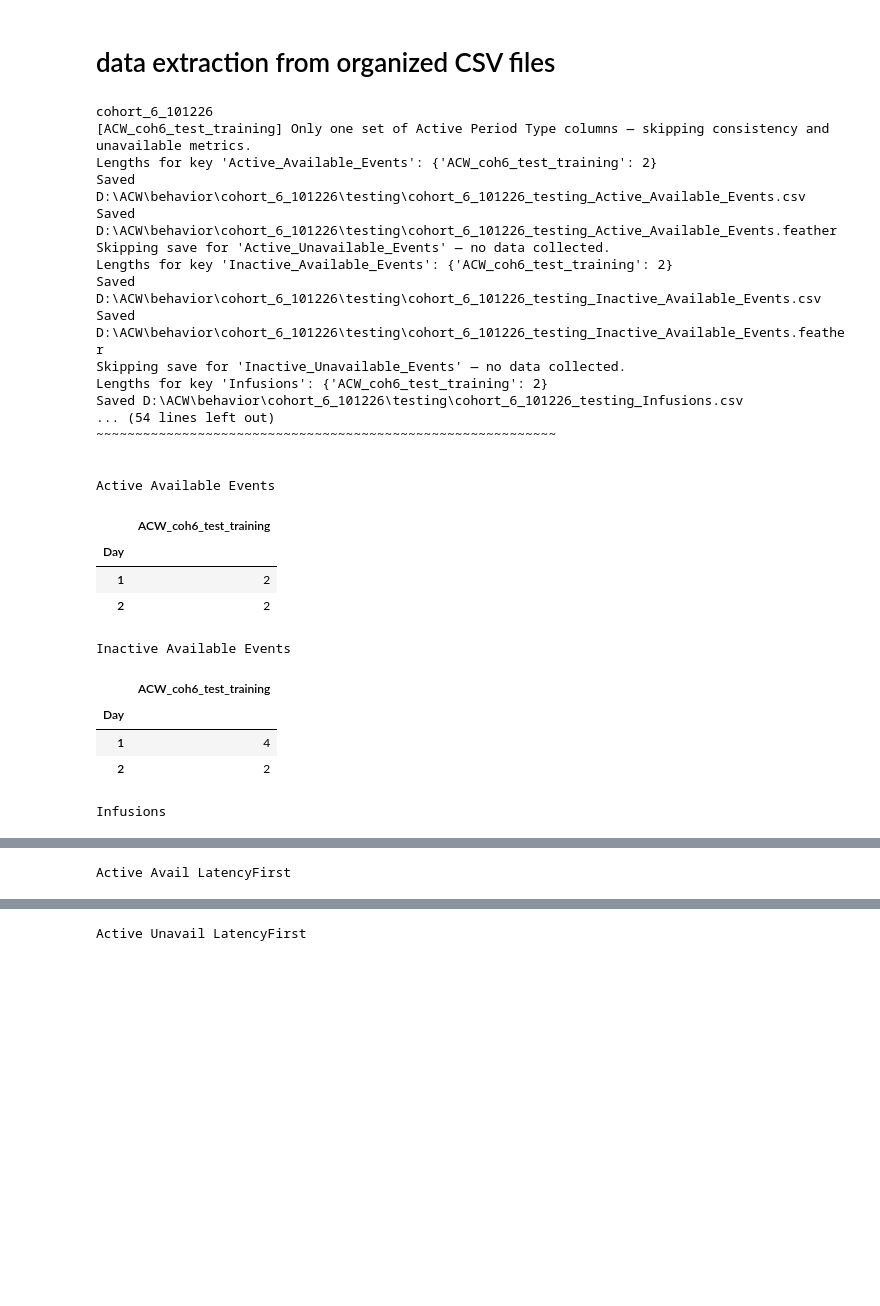
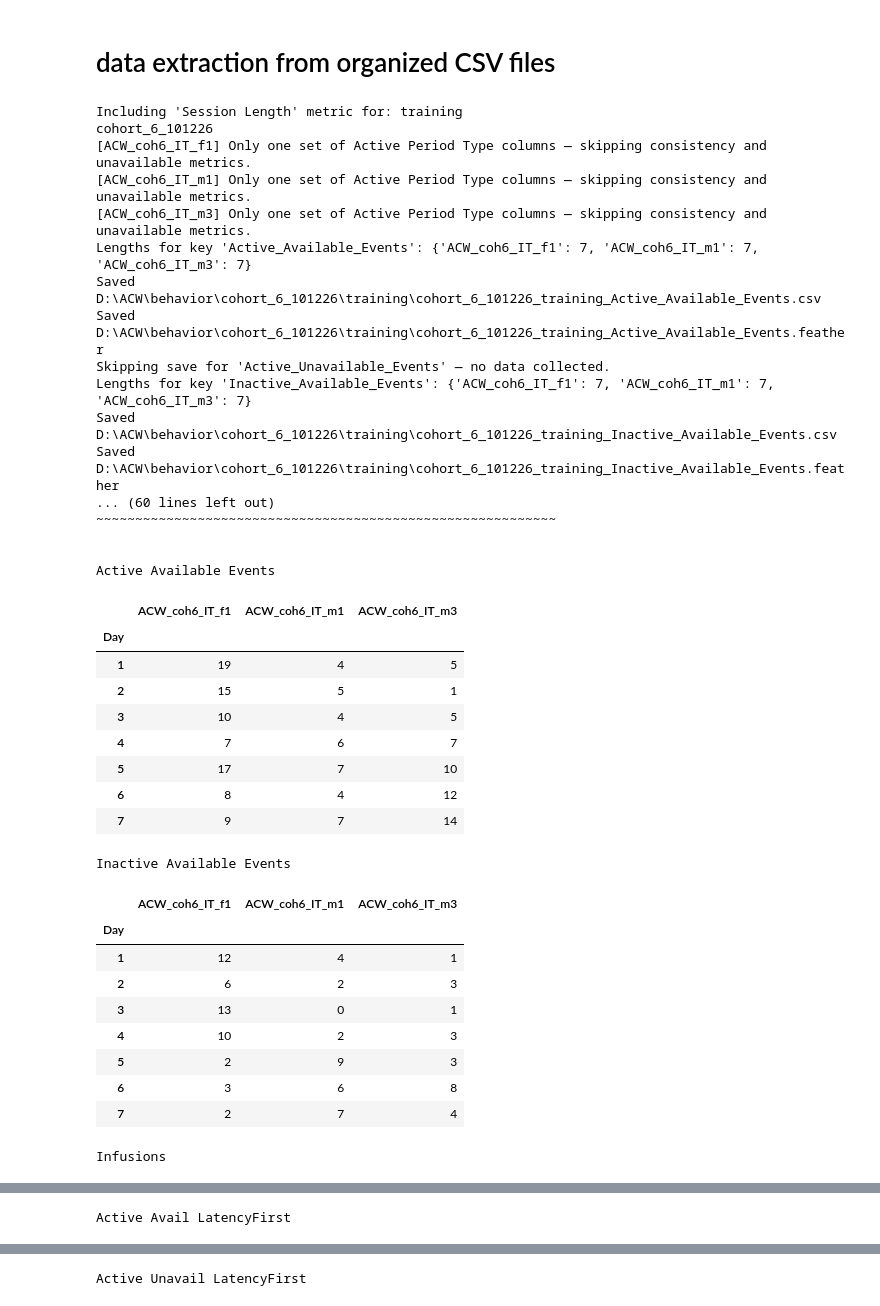
Before and after one commit to acwhitebirch/Whitebirch_python, a Jupyter notebook: SA_analysis_ACW.ipynb, the cells around one changed output, grey strips where cells are left out. Cells and saved outputs as stored; diff of their text form; code cells hidden in the pictures; blank space fills up the shorter version.

```diff
--- a/SA_analysis_ACW.ipynb
+++ b/SA_analysis_ACW.ipynb
@@ -2438,7 +2456,7 @@ def extract_event_metrics(base_folder, bin_mode='last', final_n_days=3, specific
 
 
 dfs = extract_event_metrics(
-    base_folder=r"D:\ACW\behavior\cohort_6_101226\testing",
+    base_folder=r"D:\ACW\behavior\cohort_6_101226\training",
     bin_mode='average',   # 'average', 'day', or  'last' depending on the objective for the endpoint bin data. First day is collected regardless.
     final_n_days=3,       # used only if bin_mode is 'average'
     specific_day=6        # used only if bin mode is 'day'
@@ -2483,51 +2501,61 @@ for key in [
     'Inactive_Unavail_AvgEventTime'
 ]:
     if key in dfs:
         print(f"\n{key.replace('_', ' ')}\n")
         display(dfs[key])
 
 
 for key, df in dfs.items():
     if 'Bin' in key:  # or more specific: if 'Bins' in key or 'bin' in key.lower()
         print(f"\n--- {key} ---")
         display(df)
 
 for key in [
     'Active_Avail_Bursts', 'Active_Avail_EventsInBurst', 'Active_Avail_BurstDuration',
     'Inactive_Avail_Bursts', 'Inactive_Avail_EventsInBurst', 'Inactive_Avail_BurstDuration',
     'Active_Unavail_Bursts', 'Active_Unavail_EventsInBurst', 'Active_Unavail_BurstDuration',
     'Inactive_Unavail_Bursts', 'Inactive_Unavail_EventsInBurst', 'Inactive_Unavail_BurstDuration'
     ]:
     if key in dfs:
         print(f"\n{key.replace('_', ' ')}\n")
         display(dfs[key])
 
 #################################################################################
 # %% [output]
+Including 'Session Length' metric for: training
 cohort_6_101226
-[ACW_coh6_test_training] Only one set of Active Period Type columns — skipping consistency and unavailable metrics.
-Lengths for key 'Active_Available_Events': {'ACW_coh6_test_training': 2}
-Saved D:\ACW\behavior\cohort_6_101226\testing\cohort_6_101226_testing_Active_Available_Events.csv
-Saved D:\ACW\behavior\cohort_6_101226\testing\cohort_6_101226_testing_Active_Available_Events.feather
+[ACW_coh6_IT_f1] Only one set of Active Period Type columns — skipping consistency and unavailable metrics.
+[ACW_coh6_IT_m1] Only one set of Active Period Type columns — skipping consistency and unavailable metrics.
+[ACW_coh6_IT_m3] Only one set of Active Period Type columns — skipping consistency and unavailable metrics.
+Lengths for key 'Active_Available_Events': {'ACW_coh6_IT_f1': 7, 'ACW_coh6_IT_m1': 7, 'ACW_coh6_IT_m3': 7}
+Saved D:\ACW\behavior\cohort_6_101226\training\cohort_6_101226_training_Active_Available_Events.csv
+Saved D:\ACW\behavior\cohort_6_101226\training\cohort_6_101226_training_Active_Available_Events.feather
 Skipping save for 'Active_Unavailable_Events' — no data collected.
-Lengths for key 'Inactive_Available_Events': {'ACW_coh6_test_training': 2}
-Saved D:\ACW\behavior\cohort_6_101226\testing\cohort_6_101226_testing_Inactive_Available_Events.csv
-Saved D:\ACW\behavior\cohort_6_101226\testing\cohort_6_101226_testing_Inactive_Available_Events.feather
-Skipping save for 'Inactive_Unavailable_Events' — no data collected.
-Lengths for key 'Infusions': {'ACW_coh6_test_training': 2}
-Saved D:\ACW\behavior\cohort_6_101226\testing\cohort_6_101226_testing_Infusions.csv
-... (54 lines left out)
+Lengths for key 'Inactive_Available_Events': {'ACW_coh6_IT_f1': 7, 'ACW_coh6_IT_m1': 7, 'ACW_coh6_IT_m3': 7}
+Saved D:\ACW\behavior\cohort_6_101226\training\cohort_6_101226_training_Inactive_Available_Events.csv
+Saved D:\ACW\behavior\cohort_6_101226\training\cohort_6_101226_training_Inactive_Available_Events.feather
+... (60 lines left out)
 ~~~~~~~~~~~~~~~~~~~~~~~~~~~~~~~~~~~~~~~~~~~~~~~~~~~~~~~~~~~
 
 
 Active Available Events
-|  | ACW_coh6_test_training |
-| Day |  |
-| 1 | 2 |
-| 2 | 2 |
+|  | ACW_coh6_IT_f1 | ACW_coh6_IT_m1 | ACW_coh6_IT_m3 |
+| Day |  |  |  |
+| 1 | 19 | 4 | 5 |
+| 2 | 15 | 5 | 1 |
+| 3 | 10 | 4 | 5 |
+| 4 | 7 | 6 | 7 |
+| 5 | 17 | 7 | 10 |
+| 6 | 8 | 4 | 12 |
+| 7 | 9 | 7 | 14 |
 Inactive Available Events
-|  | ACW_coh6_test_training |
-| Day |  |
-| 1 | 4 |
-| 2 | 2 |
+|  | ACW_coh6_IT_f1 | ACW_coh6_IT_m1 | ACW_coh6_IT_m3 |
+| Day |  |  |  |
+| 1 | 12 | 4 | 1 |
+| 2 | 6 | 2 | 3 |
+| 3 | 13 | 0 | 1 |
+| 4 | 10 | 2 | 3 |
+| 5 | 2 | 9 | 3 |
+| 6 | 3 | 6 | 8 |
+| 7 | 2 | 7 | 4 |
 Infusions
```
Also changed, not shown: parts of 3 cells of this notebook, 5 other files.
